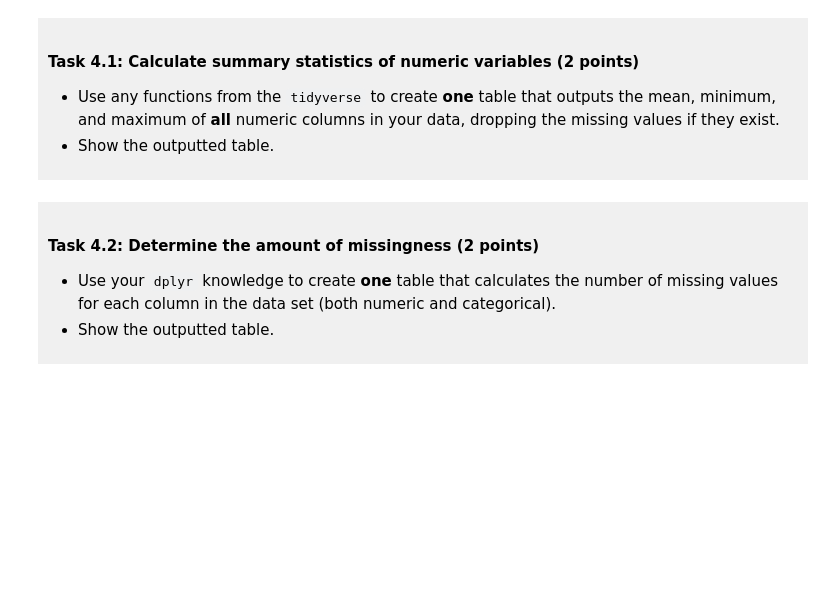
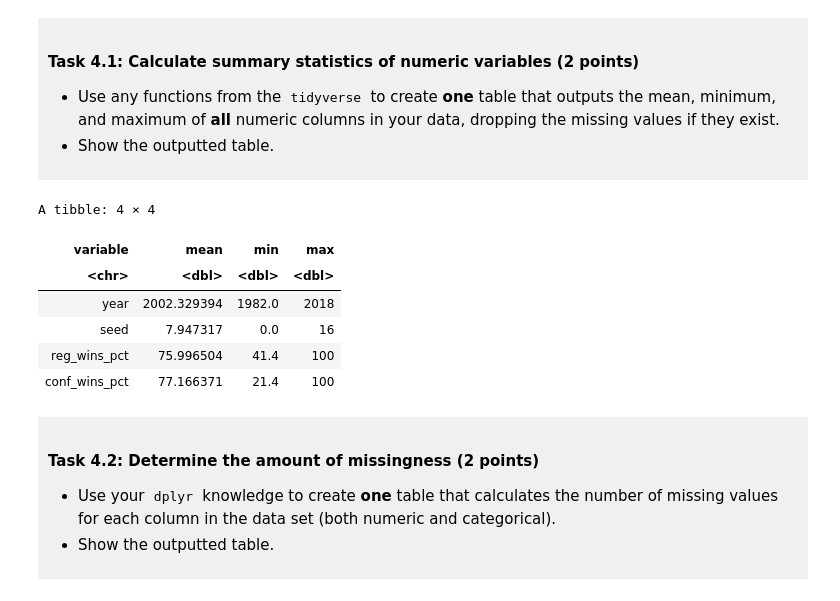
Before and after one commit to laratperez/dsci-100-project-lara-perez, a Jupyter notebook: dsci-100-project-notebook.ipynb, the cells around one changed output. Saved outputs shown, nothing was run; the diff lists cells and outputs as text; code cells hidden in the pictures; blank space fills up the shorter version.

```diff
--- a/dsci-100-project-notebook.ipynb
+++ b/dsci-100-project-notebook.ipynb
@@ -275,7 +287,42 @@ You will refine your research question (if needed) and produce a tidy data set.
 
 </div>
 # %%
-### EDIT THIS CODE CELL ###
+# ncaa_tidy |>
+# # Selecting the numeric columns
+# select(-school, -first_game_at_home, -reached_top16) |>
+# map_dfr(mean, na.rm=TRUE)
+
+ncaa_tidy |>
+summarize(
+    # Applying the functions across all numeric columns
+    across(
+        where(is.numeric),
+        list(
+            # Statistical summaries dropping missing values
+            mean = ~mean(.x, na.rm = TRUE),
+            min = ~min(.x, na.rm = TRUE),
+            max = ~max(.x, na.rm = TRUE)
+            ),
+        # Setting the name for the new columns that will be created
+        # Used "/" as a separator for easy organization later on
+        .names="{.col}/{.fn}"
+        )
+    ) |>
+# Moving the column names to be rows and statistical summaries to each be a column
+# First, turning the variables and the respective data into columns
+    pivot_longer(everything(),
+                 names_to = c("variable", "stat"),
+                 names_sep = "/") |>
+# Then
+    pivot_wider(names_from = stat, values_from = value)
+# %% [output]
+A tibble: 4 × 4
+| variable | mean | min | max |
+| <chr> | <dbl> | <dbl> | <dbl> |
+| year | 2002.329394 | 1982.0 | 2018 |
+| seed | 7.947317 | 0.0 | 16 |
+| reg_wins_pct | 75.996504 | 41.4 | 100 |
+| conf_wins_pct | 77.166371 | 21.4 | 100 |
 # %% [markdown]
 <div style="background-color: #f0f0f0; padding: 10px;">
 
```
Also changed, not shown: parts of 3 cells of this notebook.
